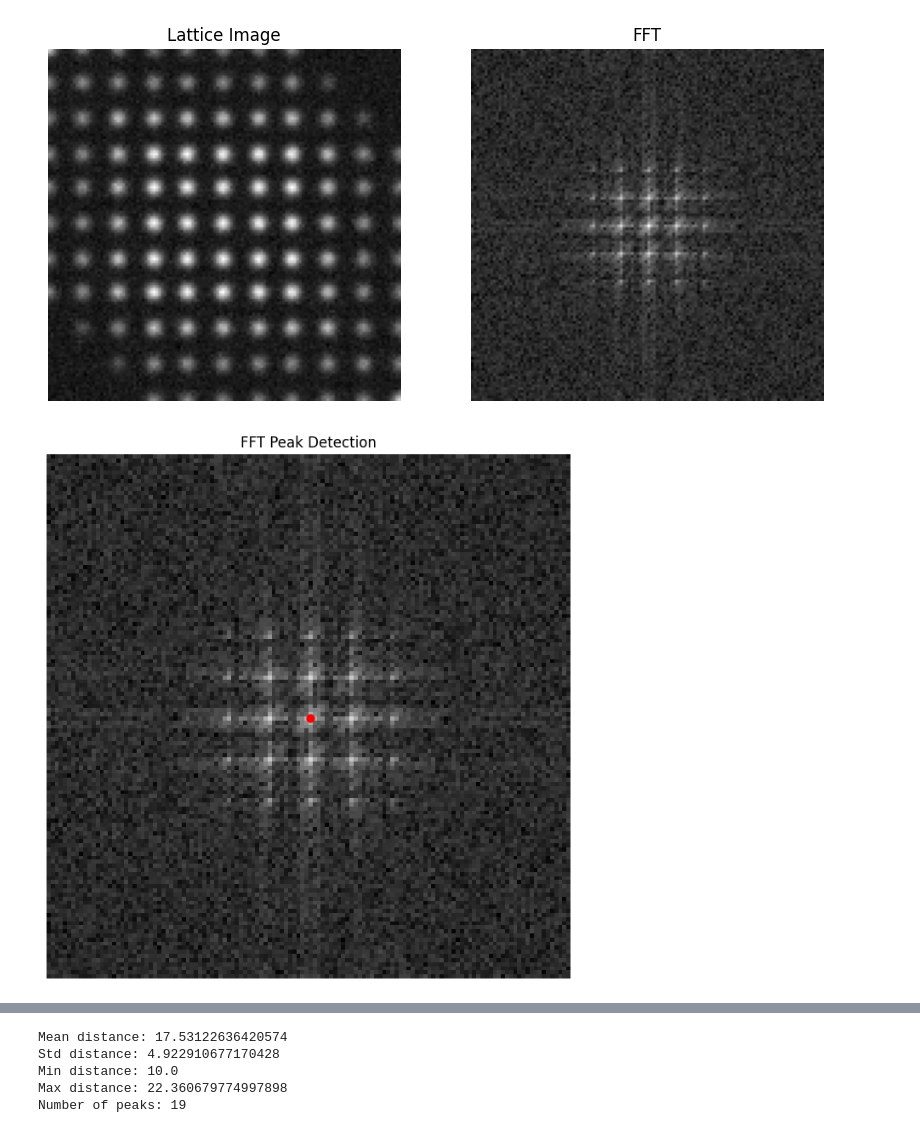
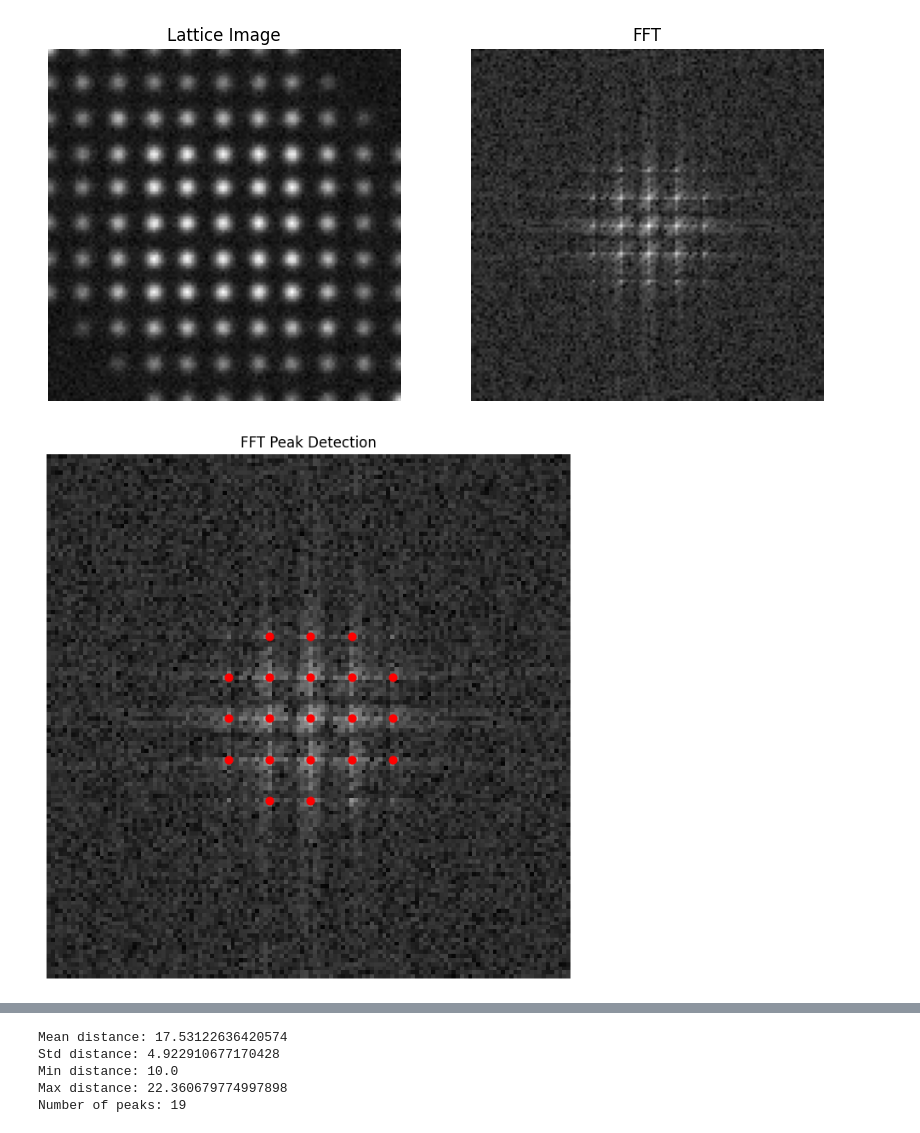
Before and after one commit to aarav06-bit/CS131_release, a Jupyter notebook: spring_2026/crystal_density_classification/crystal_density_calculation.ipynb, the cells around one changed output, grey strips where cells are left out. Drawn from its saved outputs; the diff is of its cells as text; code cells hidden in the pictures.

```diff
--- a/spring_2026/crystal_density_classification/crystal_density_calculation.ipynb
+++ b/spring_2026/crystal_density_classification/crystal_density_calculation.ipynb
@@ -278,36 +395,37 @@ sample = np.load("dataset/images/sample_0000.npy")
 fft = np.fft.fftshift(
     np.fft.fft2(sample)
 )
 
 magnitude = np.log(np.abs(fft) + 1)
 
 # Detect peaks
 coordinates = peak_local_max(
     magnitude,
-    min_distance=10,
-    threshold_abs=4
+    min_distance=3,
+    threshold_abs=1.5,
+    num_peaks=20
 )
 
 # Display FFT
 plt.figure(figsize=(8,8))
 
 plt.imshow(magnitude, cmap='gray')
 
 # Overlay detected peaks
 plt.scatter(
     coordinates[:,1],
     coordinates[:,0],
     c='red',
     s=40
 )
 
 plt.title("FFT Peak Detection")
 
 plt.axis('off')
 
 plt.show()
 # %% [output]
-[figure, old version]
+[figure, new version]
 # %%
 from skimage.feature import peak_local_max
 
```
Also changed, not shown: parts of 23 cells of this notebook.
